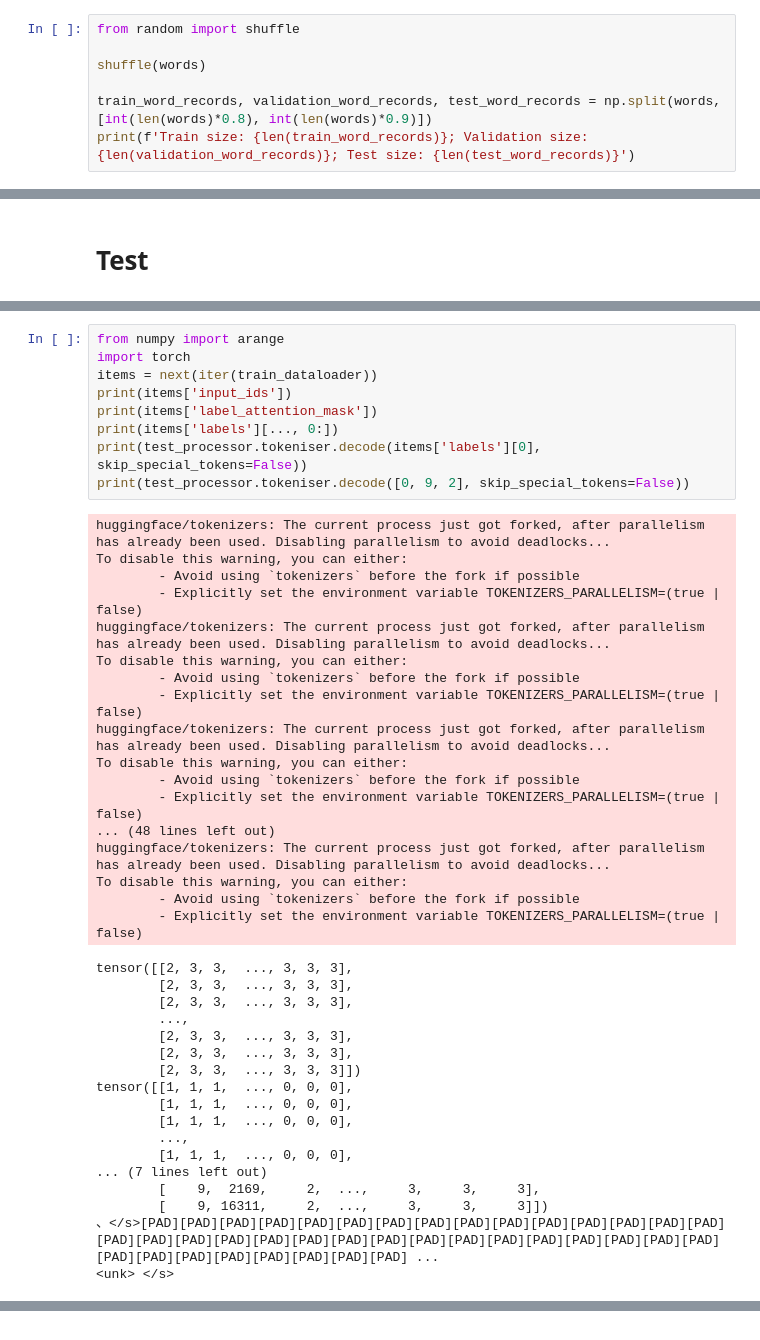
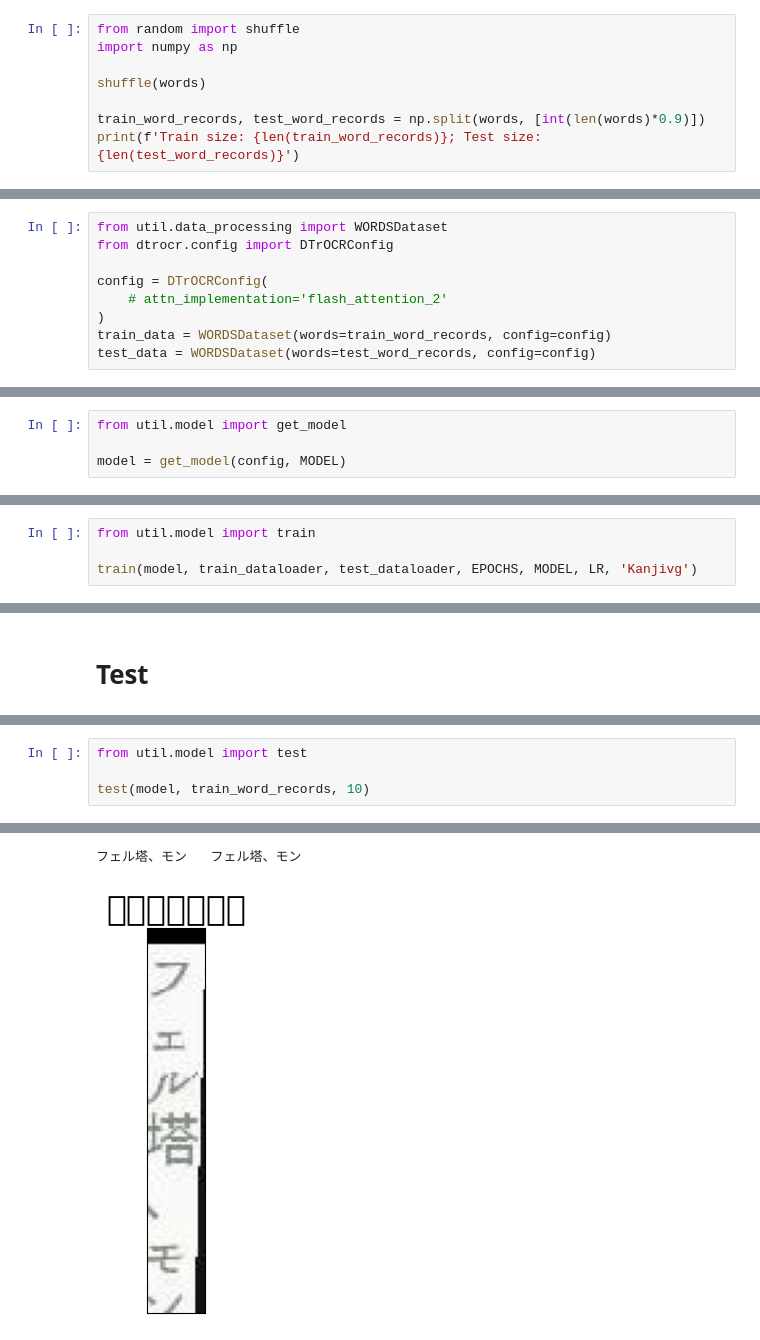
Before and after one commit to KimDamir/LLM-for-Japanese-Text-OCR-Automating-Kuzushiji-Recognition-Using-Decoder-only-OCR-Architecture, a Jupyter notebook: examples/Kanjivg.ipynb, the cells around one changed output, grey strips where cells are left out. Drawn from its saved outputs; the diff is of its cells as text.

```diff
--- a/examples/Kanjivg.ipynb
+++ b/examples/Kanjivg.ipynb
@@ -183,9 +148,10 @@ Word(file_path='preprocessed_data/kanjivg/璃.png', transcription='璃')
 # Train test split
 # %%
 from random import shuffle
+import numpy as np
 
 shuffle(words)
 
-train_word_records, validation_word_records, test_word_records = np.split(words, [int(len(words)*0.8), int(len(words)*0.9)])
-print(f'Train size: {len(train_word_records)}; Validation size: {len(validation_word_records)}; Test size: {len(test_word_records)}')
+train_word_records, test_word_records = np.split(words, [int(len(words)*0.9)])
+print(f'Train size: {len(train_word_records)}; Test size: {len(test_word_records)}')
 # %% [output]
@@ -235,0 +161,9 @@ You are using the default legacy behaviour of the <class 'transformers.models.t5
+# %%
+from util.data_processing import WORDSDataset
+from dtrocr.config import DTrOCRConfig
+
+config = DTrOCRConfig(
+    # attn_implementation='flash_attention_2'
+)
+train_data = WORDSDataset(words=train_word_records, config=config)
+test_data = WORDSDataset(words=test_word_records, config=config)
@@ -274,0 +180,4 @@ OptimizedModule(
+# %%
+from util.model import get_model
+
+model = get_model(config, MODEL)
@@ -351,0 +204,4 @@ Epoch: 1 - Train loss: 4.885704130422874, Train accuracy: 0.5004669437642957, Va
+# %%
+from util.model import train
+
+train(model, train_dataloader, test_dataloader, EPOCHS, MODEL, LR, 'Kanjivg')
@@ -417,44 +222,5 @@ for test_word_record in train_word_records[:10]:
-# %%
-from numpy import arange
-import torch
-items = next(iter(train_dataloader))
-print(items['input_ids'])
-print(items['label_attention_mask'])
-print(items['labels'][..., 0:])
-print(test_processor.tokeniser.decode(items['labels'][0], skip_special_tokens=False))
-print(test_processor.tokeniser.decode([0, 9, 2], skip_special_tokens=False))
-# %% [output]
-huggingface/tokenizers: The current process just got forked, after parallelism has already been used. Disabling parallelism to avoid deadlocks...
-To disable this warning, you can either:
-        - Avoid using `tokenizers` before the fork if possible
-        - Explicitly set the environment variable TOKENIZERS_PARALLELISM=(true | false)
-huggingface/tokenizers: The current process just got forked, after parallelism has already been used. Disabling parallelism to avoid deadlocks...
-To disable this warning, you can either:
-        - Avoid using `tokenizers` before the fork if possible
-        - Explicitly set the environment variable TOKENIZERS_PARALLELISM=(true | false)
-huggingface/tokenizers: The current process just got forked, after parallelism has already been used. Disabling parallelism to avoid deadlocks...
-To disable this warning, you can either:
-        - Avoid using `tokenizers` before the fork if possible
-        - Explicitly set the environment variable TOKENIZERS_PARALLELISM=(true | false)
-... (48 lines left out)
-huggingface/tokenizers: The current process just got forked, after parallelism has already been used. Disabling parallelism to avoid deadlocks...
-To disable this warning, you can either:
-        - Avoid using `tokenizers` before the fork if possible
-        - Explicitly set the environment variable TOKENIZERS_PARALLELISM=(true | false)
-tensor([[2, 3, 3,  ..., 3, 3, 3],
-        [2, 3, 3,  ..., 3, 3, 3],
-        [2, 3, 3,  ..., 3, 3, 3],
-        ...,
-        [2, 3, 3,  ..., 3, 3, 3],
-        [2, 3, 3,  ..., 3, 3, 3],
-        [2, 3, 3,  ..., 3, 3, 3]])
-tensor([[1, 1, 1,  ..., 0, 0, 0],
-        [1, 1, 1,  ..., 0, 0, 0],
-        [1, 1, 1,  ..., 0, 0, 0],
-        ...,
-        [1, 1, 1,  ..., 0, 0, 0],
-... (7 lines left out)
-        [    9,  2169,     2,  ...,     3,     3,     3],
-        [    9, 16311,     2,  ...,     3,     3,     3]])
-、</s>[PAD][PAD][PAD][PAD][PAD][PAD][PAD][PAD][PAD][PAD][PAD][PAD][PAD][PAD][PAD][PAD][PAD][PAD][PAD][PAD][PAD][PAD][PAD][PAD][PAD][PAD][PAD][PAD][PAD][PAD][PAD][PAD][PAD][PAD][PAD][PAD][PAD][PAD][PAD] ...
-<unk> </s>
+# %%
+from util.model import test
+
+test(model, train_word_records, 10)
+# %% [output]
@@ -460,0 +232,2 @@ tensor([[1, 1, 1,  ..., 0, 0, 0],
+フェル塔、モン   フェル塔、モン
+[figure, added]
```
Also changed, not shown: parts of 14 cells of this notebook, 12 other files.
